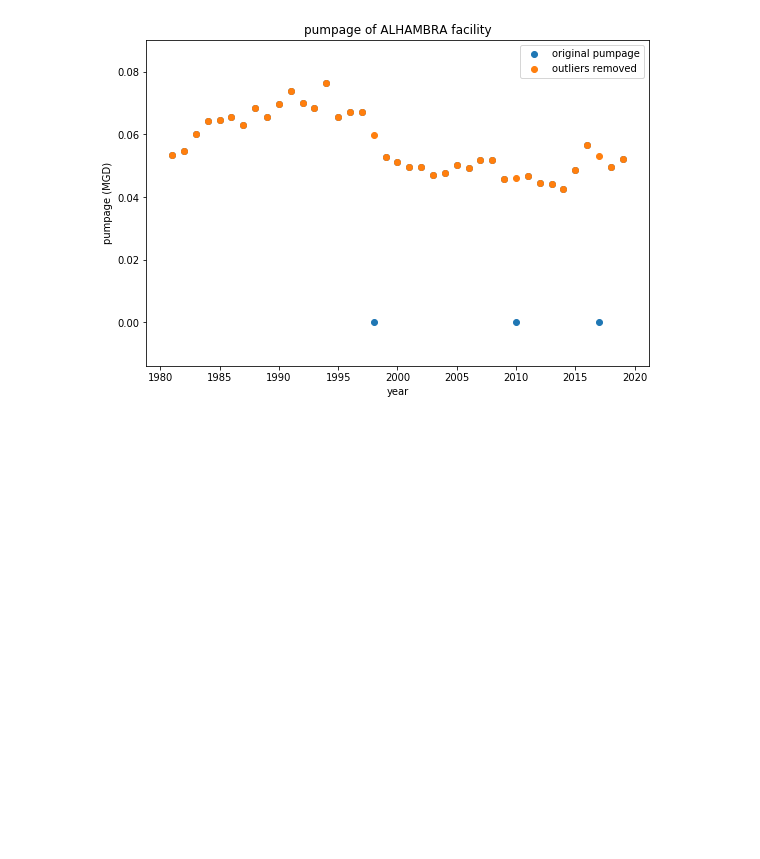
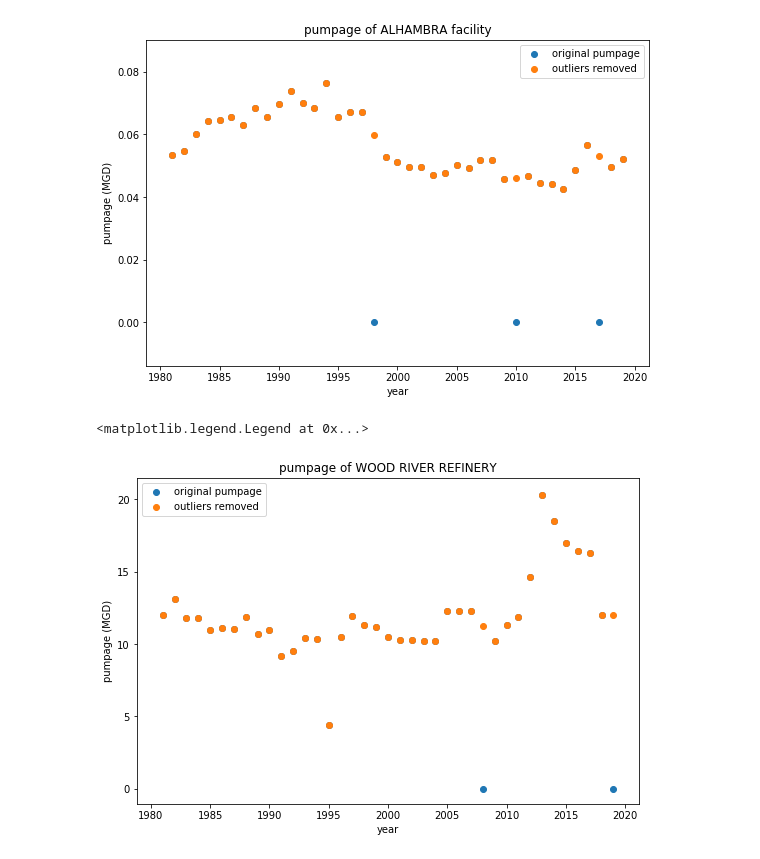
Before and after one commit to Firas-95/GEO572-Project-E.St.Louis, a Jupyter notebook: pumping/pump_data_modified_new.ipynb, the cells around one changed output. Saved outputs shown, nothing was run; the diff lists cells and outputs as text; code cells hidden in the pictures; blank space fills up the shorter version.

```diff
--- a/pumping/pump_data_modified_new.ipynb
+++ b/pumping/pump_data_modified_new.ipynb
@@ -37,6 +37,9 @@ print(df_fac_pump)
 # %%
 year_list = range(1981,2020)
 pump1 = df_fac_pump.iloc[0,1:]
+pump2 = df_fac_pump.iloc[102,1:]
+pump3 = df_fac_pump.iloc[103,1:]
+
 
 plt.figure(figsize=(9,6))
 plt.title('ALHAMBRA with outliers')
@@ -59,12 +62,13 @@ for i in range(103):
         if 10*df_fac_pump.iloc[i,j]<a or df_fac_pump.iloc[i,j]>10*a:
             df_fac_pump.iloc[i,j] = np.nan
 
+df_fac_pump.iloc[:,1:] = df_fac_pump.iloc[:,1:].replace(0,np.nan)
 df_fac_pump.iloc[:,1:] = df_fac_pump.iloc[:,1:].interpolate(method='linear', limit_direction='forward', axis=1)
 # %%
-pump2 = df_fac_pump.iloc[0,1:]
+pump1_new = df_fac_pump.iloc[0,1:]
 plt.figure(figsize=(9,6))
 plt.scatter(year_list,pump1,label='original pumpage')
-plt.scatter(year_list,pump2,label='outliers removed')
+plt.scatter(year_list,pump1_new,label='outliers removed')
 plt.title('pumpage of ALHAMBRA facility')
 plt.ylabel('pumpage (MGD)')
 plt.xlabel('year')
@@ -73,3 +77,16 @@ plt.legend()
 # %% [output]
 <matplotlib.legend.Legend at 0x...>
 [figure]
+# %%
+pump2_new = df_fac_pump.iloc[102,1:]
+pump3_new = df_fac_pump.iloc[103,1:]
+plt.figure(figsize=(9,6))
+plt.scatter(year_list,pump2,label='original pumpage')
+plt.scatter(year_list,pump2_new,label='outliers removed')
+plt.title('pumpage of WOOD RIVER REFINERY')
+plt.ylabel('pumpage (MGD)')
+plt.xlabel('year')
+plt.legend()
+# %% [output]
+<matplotlib.legend.Legend at 0x...>
+[figure, added]
```
Also changed, not shown: parts of 2 cells of this notebook, 2 other files.
